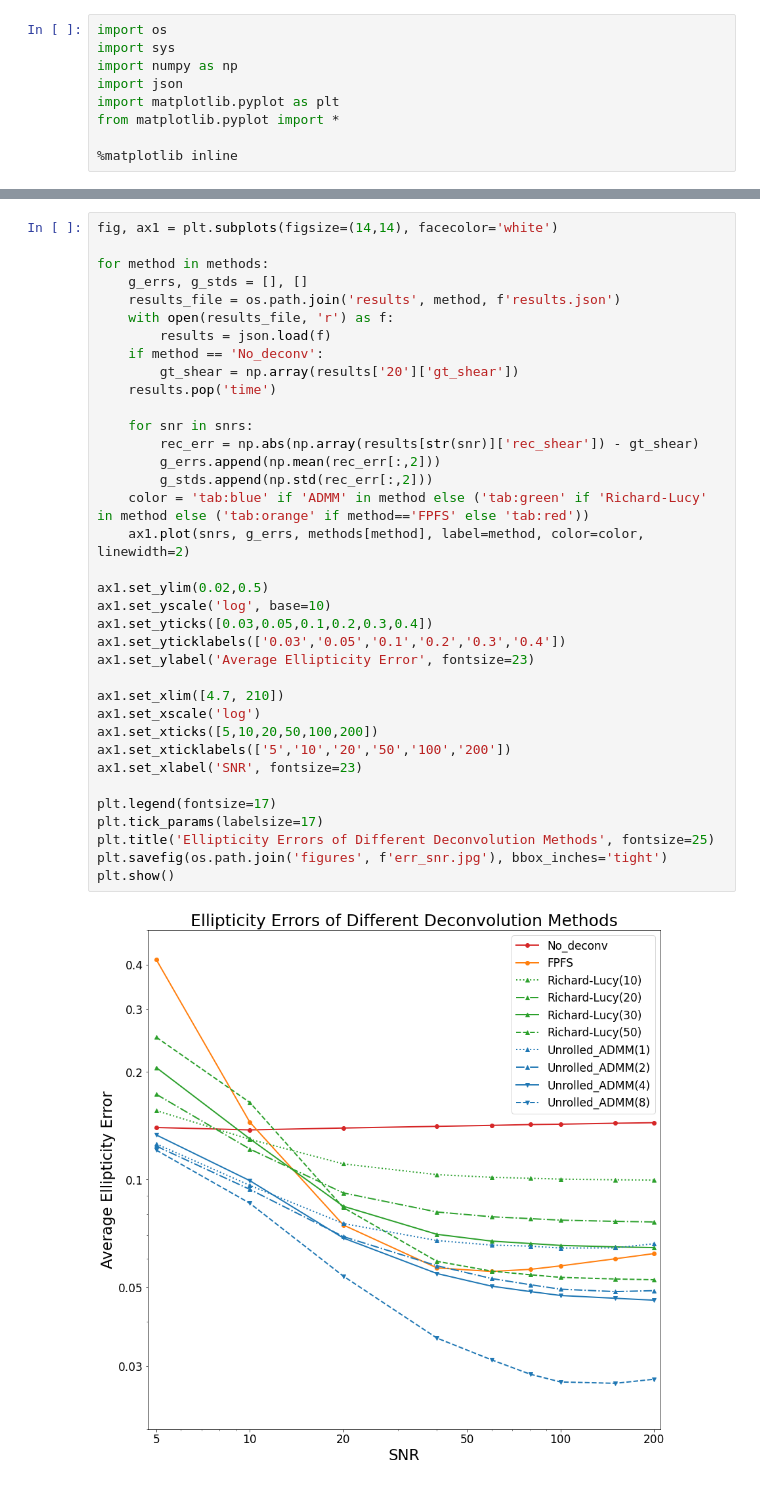
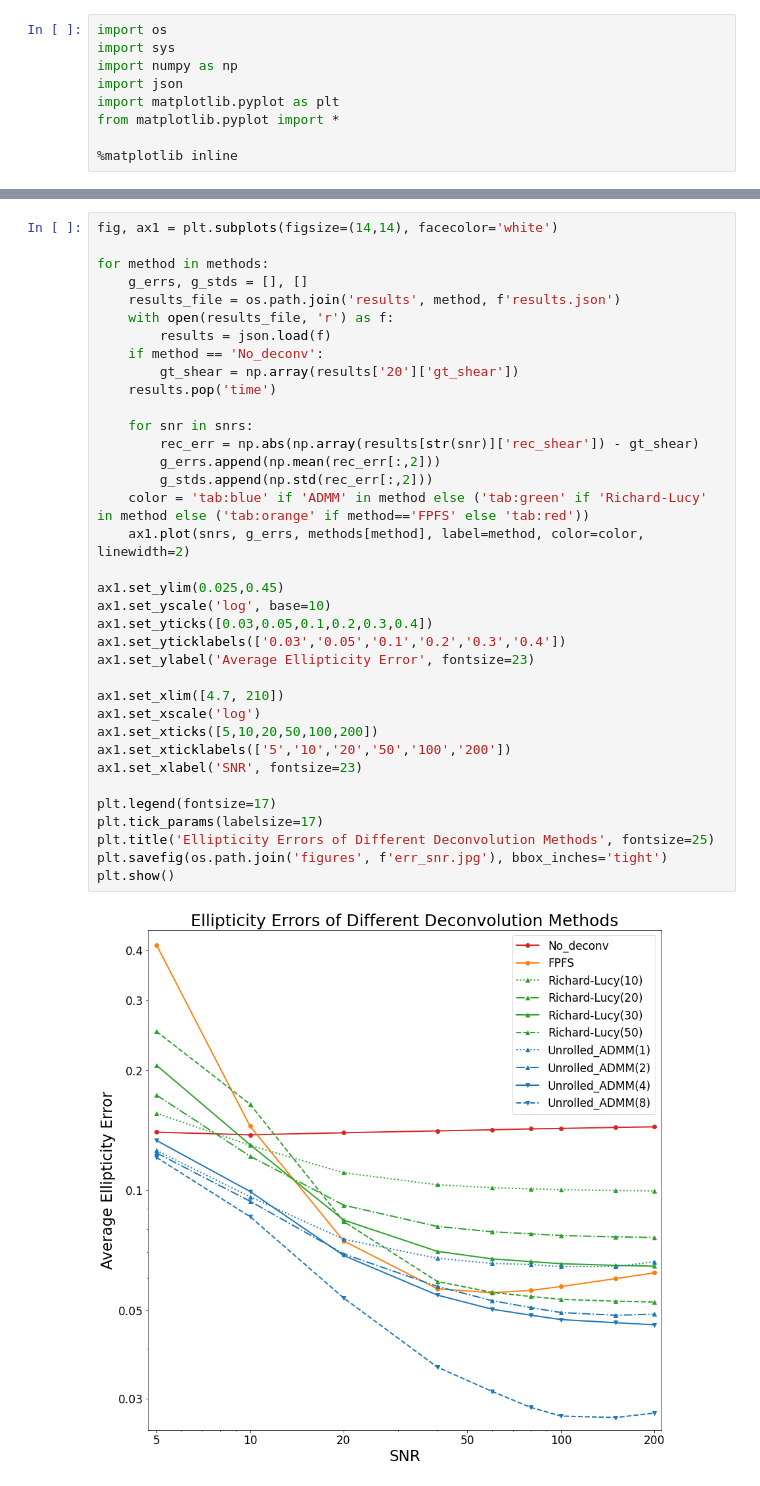
Before and after one commit to Lukeli0425/Galaxy-Deconv, a Jupyter notebook: error_snr.ipynb, the cells around one changed output, grey strips where cells are left out. Cells and saved outputs as stored; diff of their text form.

```diff
--- a/error_snr.ipynb
+++ b/error_snr.ipynb
@@ -25,32 +25,32 @@ for method in methods:
     with open(results_file, 'r') as f:
         results = json.load(f)
     if method == 'No_deconv':
         gt_shear = np.array(results['20']['gt_shear'])
     results.pop('time')
 
     for snr in snrs:
         rec_err = np.abs(np.array(results[str(snr)]['rec_shear']) - gt_shear)
         g_errs.append(np.mean(rec_err[:,2]))
         g_stds.append(np.std(rec_err[:,2]))
     color = 'tab:blue' if 'ADMM' in method else ('tab:green' if 'Richard-Lucy' in method else ('tab:orange' if method=='FPFS' else 'tab:red'))
     ax1.plot(snrs, g_errs, methods[method], label=method, color=color, linewidth=2)
 
-ax1.set_ylim(0.02,0.5)
+ax1.set_ylim(0.025,0.45)
 ax1.set_yscale('log', base=10)
 ax1.set_yticks([0.03,0.05,0.1,0.2,0.3,0.4])
 ax1.set_yticklabels(['0.03','0.05','0.1','0.2','0.3','0.4'])
 ax1.set_ylabel('Average Ellipticity Error', fontsize=23)
 
 ax1.set_xlim([4.7, 210])
 ax1.set_xscale('log')
 ax1.set_xticks([5,10,20,50,100,200])
 ax1.set_xticklabels(['5','10','20','50','100','200'])
 ax1.set_xlabel('SNR', fontsize=23)
 
 plt.legend(fontsize=17)
 plt.tick_params(labelsize=17)
 plt.title('Ellipticity Errors of Different Deconvolution Methods', fontsize=25)
 plt.savefig(os.path.join('figures', f'err_snr.jpg'), bbox_inches='tight')
 plt.show()
 # %% [output]
-[figure, old version]
+[figure, new version]
```
Also changed, not shown: parts of 1 cell of this notebook, 10 other files.
